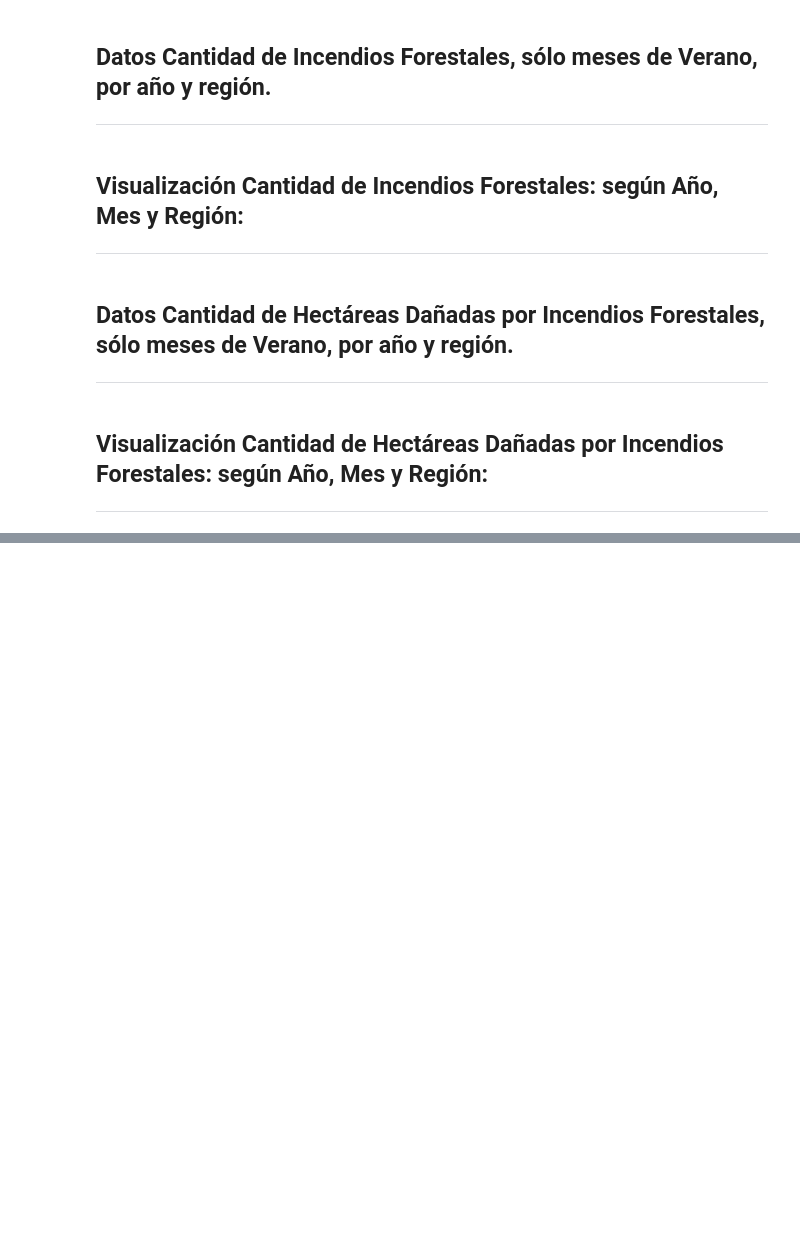
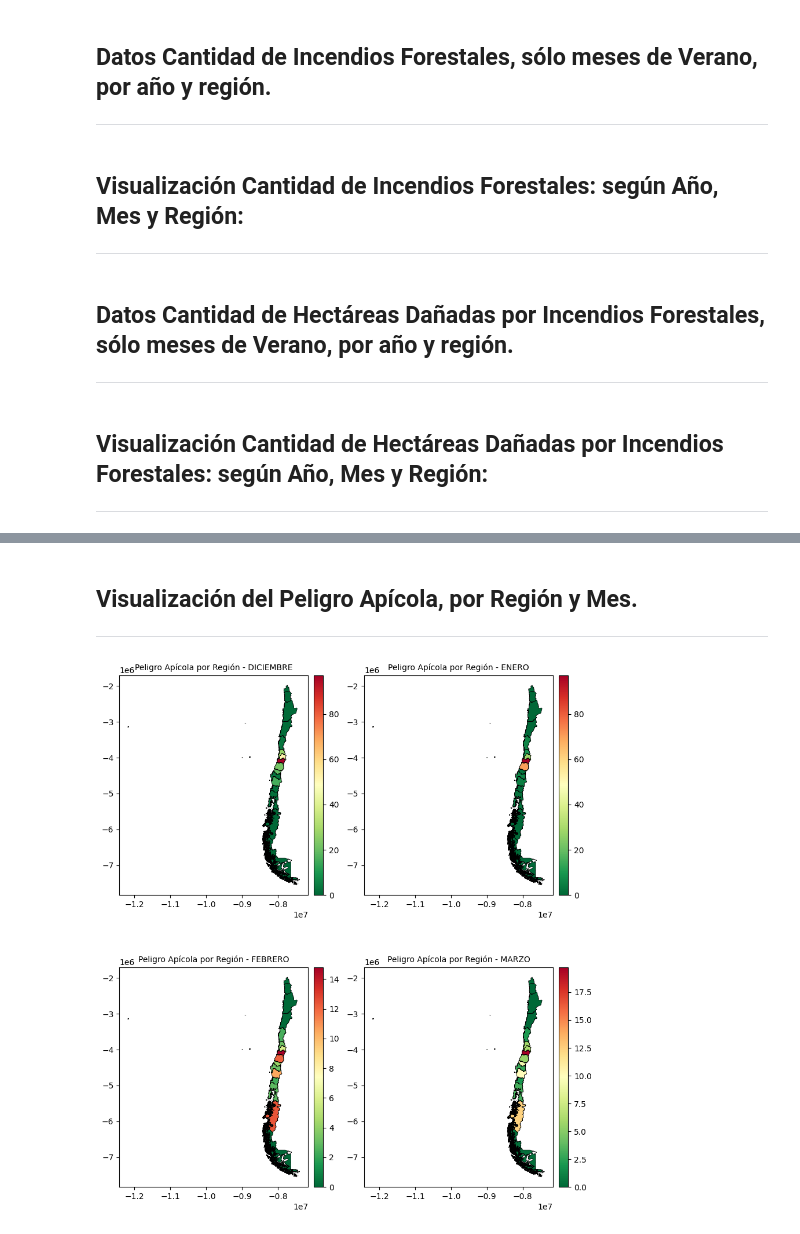
Before and after one commit to MatiasAPineda/Proyecto_Apicultura, a Jupyter notebook: proyecto.ipynb, the cells around one changed output, grey strips where cells are left out. Cells and saved outputs as stored; diff of their text form; code cells hidden in the pictures; blank space fills up the shorter version.

```diff
--- a/proyecto.ipynb
+++ b/proyecto.ipynb
@@ -170,0 +197,2 @@ limites.plot(ax=ax[1][1],lw=0.5,color='k');
+# %%
+zonas_api = pd.read_csv('Data/Zonas Apicolas.csv').drop(columns=['Unnamed: 0']).rename(columns={'Unnamed: 1': 'Region', 'Razon': 'Densidad'})
@@ -170,0 +201,49 @@ limites.plot(ax=ax[1][1],lw=0.5,color='k');
+# %%
+scaler = MinMaxScaler()
+riesgo_api = regiones.merge(right=zonas_api[['Region', 'Densidad']], on='Region', how='inner')
+
+for mes in ['DICIEMBRE', 'ENERO', 'FEBRERO', 'MARZO']:
+    riesgo_api[f'Riesgo {mes}'] = scaler.fit_transform(riesgo_api[[f'Riesgo {mes}']])
+    riesgo_api[f'Peligro Apícola - {mes}'] = riesgo_api[f'Riesgo {mes}'].mul(riesgo_api['Densidad'])
+# %% [markdown]
+## **Visualización del Peligro Apícola, por Región y Mes.**
+---
+# %%
+#Crear figura y ejes
+fig, ax = plt.subplots(2, 2, figsize=(10,12))
+
+divider = make_axes_locatable(ax[0][0])
+cax = divider.append_axes("right", size="5%", pad=0.1)
+
+vmax=riesgo_api['Peligro Apícola - DICIEMBRE'].max()
+riesgo_api.plot(ax=ax[0][0], column='Peligro Apícola - DICIEMBRE', cmap='RdYlGn_r',legend=True, vmin=0, vmax=vmax, cax=cax)
+ax[0][0].set_title('Peligro Apícola por Región - DICIEMBRE',fontsize=10)
+
+divider = make_axes_locatable(ax[0][1])
+cax = divider.append_axes("right", size="5%", pad=0.1)
+
+vmax=riesgo_api['Peligro Apícola - ENERO'].max()
+riesgo_api.plot(ax=ax[0][1], column='Peligro Apícola - ENERO', cmap='RdYlGn_r',legend=True, vmin=0, vmax=vmax, cax=cax)
+ax[0][1].set_title('Peligro Apícola por Región - ENERO',fontsize=10)
+
+divider = make_axes_locatable(ax[1][0])
+cax = divider.append_axes("right", size="5%", pad=0.1)
+
+vmax=riesgo_api['Peligro Apícola - FEBRERO'].max()
+riesgo_api.plot(ax=ax[1][0], column='Peligro Apícola - FEBRERO', cmap='RdYlGn_r',legend=True, vmin=0, vmax=vmax, cax=cax)
+ax[1][0].set_title('Peligro Apícola por Región - FEBRERO',fontsize=10)
+
+divider = make_axes_locatable(ax[1][1])
+cax = divider.append_axes("right", size="5%", pad=0.1)
+
+vmax=riesgo_api['Peligro Apícola - MARZO'].max()
+riesgo_api.plot(ax=ax[1][1], column='Peligro Apícola - MARZO', cmap='RdYlGn_r',legend=True, vmin=0, vmax=vmax, cax=cax)
+ax[1][1].set_title('Peligro Apícola por Región - MARZO',fontsize=10)
+
+limites = riesgo_api.boundary
+limites.plot(ax=ax[0][0],lw=0.5,color='k')
+limites.plot(ax=ax[1][0],lw=0.5,color='k')
+limites.plot(ax=ax[0][1],lw=0.5,color='k')
+limites.plot(ax=ax[1][1],lw=0.5,color='k');
+# %% [output]
+[figure, added]
```
Also changed, not shown: parts of 11 cells of this notebook, 1 other file.
